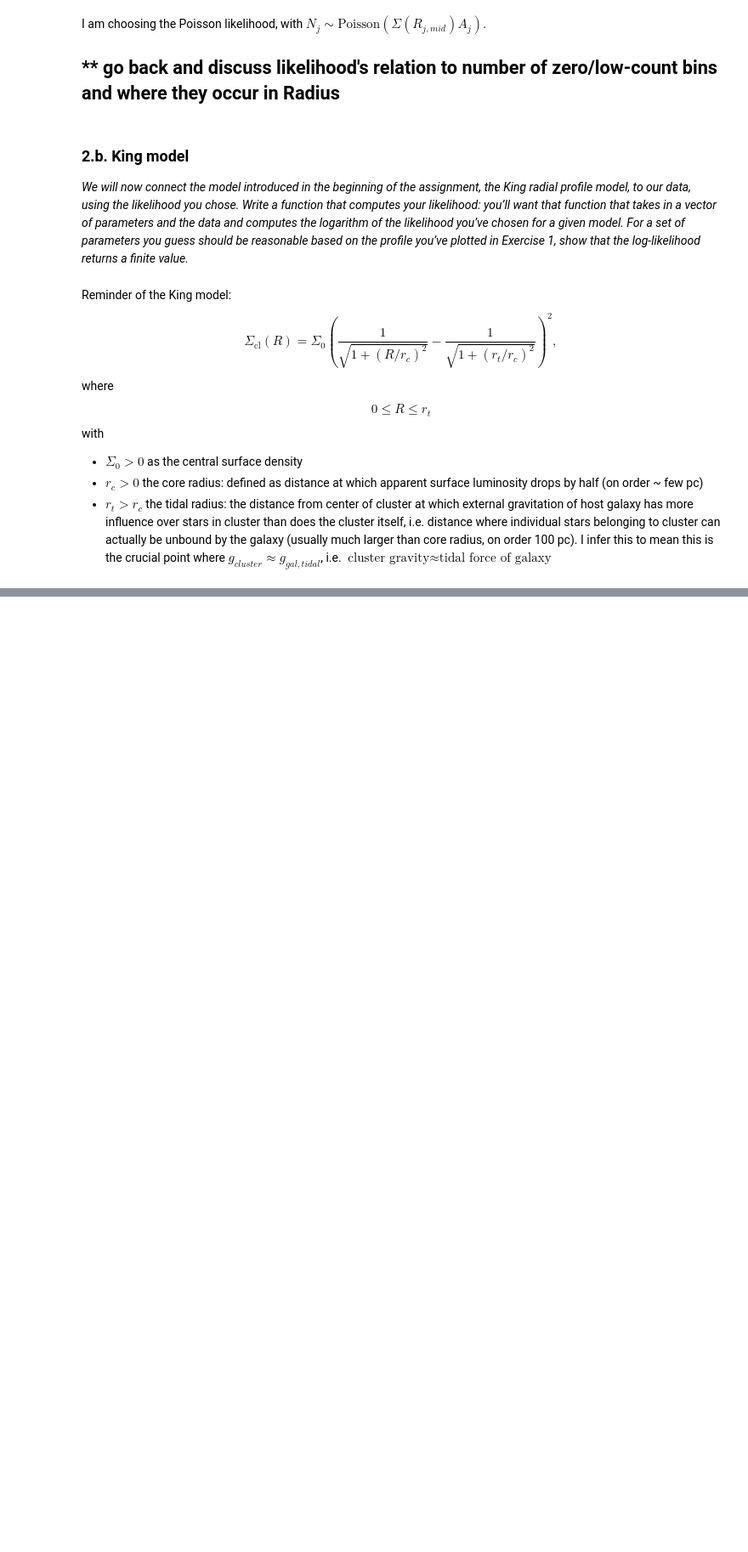
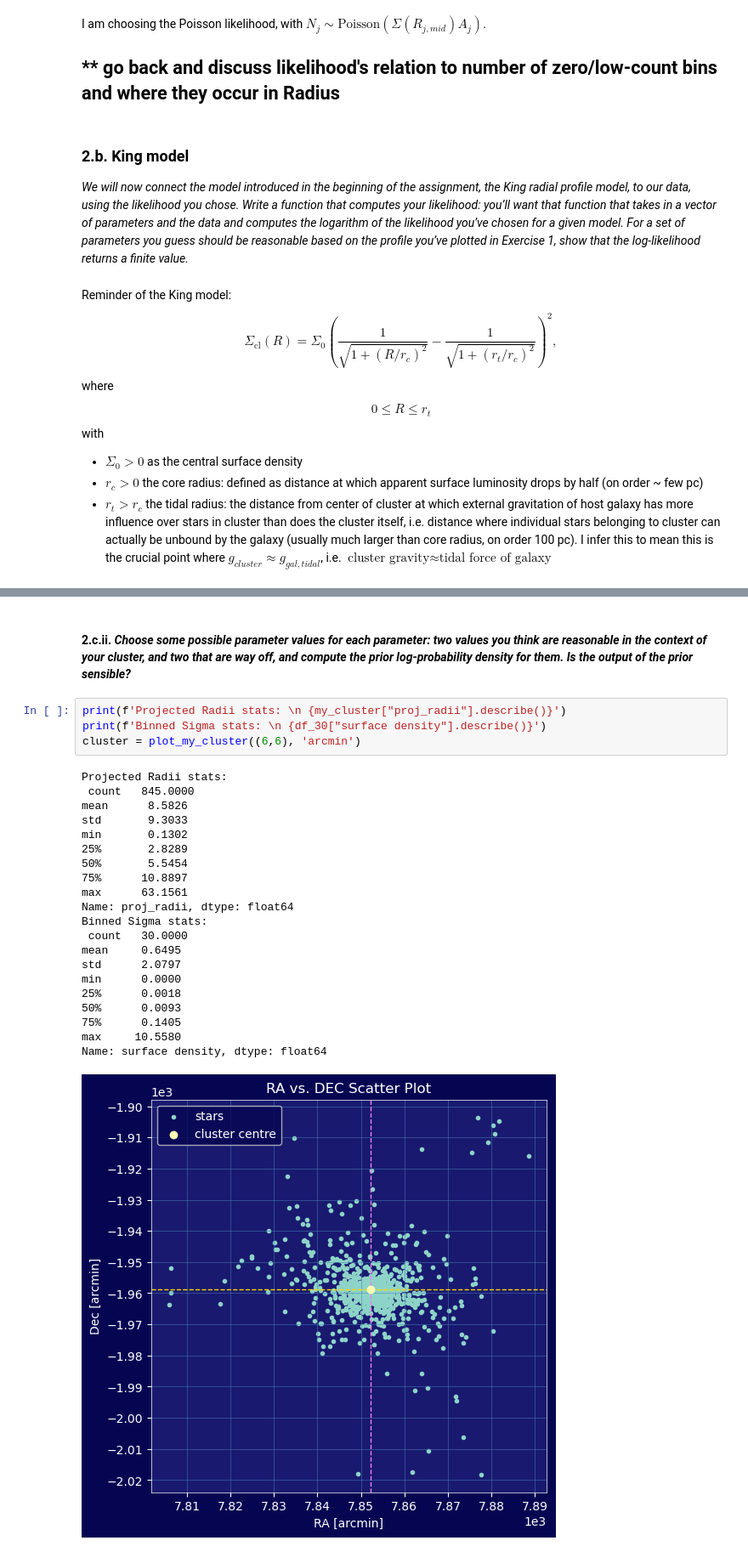
Before and after one commit to lea-y01/phys_stats, a Jupyter notebook: assignments/assignment_2/assignment2_V1.ipynb, the cells around one changed output, grey strips where cells are left out. Shown at 85% size. Saved outputs shown, nothing was run; the diff lists cells and outputs as text; blank space fills up the shorter version.

```diff
--- a/assignments/assignment_2/assignment2_V1.ipynb
+++ b/assignments/assignment_2/assignment2_V1.ipynb
@@ -588,0 +783,28 @@ def poisson_log_likelihood()
+# %% [markdown]
+#### 2.c.ii. *Choose some possible parameter values for each parameter: two values you think are reasonable in the context of your cluster, and two that are way off, and compute the prior log-probability density for them. Is the output of the prior sensible?*
+# %%
+print(f'Projected Radii stats: \n {my_cluster["proj_radii"].describe()}')
+print(f'Binned Sigma stats: \n {df_30["surface density"].describe()}')
+cluster = plot_my_cluster((6,6), 'arcmin')
+# %% [output]
+Projected Radii stats:
+ count   845.0000
+mean      8.5826
+std       9.3033
+min       0.1302
+25%       2.8289
+50%       5.5454
+75%      10.8897
+max      63.1561
+Name: proj_radii, dtype: float64
+Binned Sigma stats:
+ count   30.0000
+mean     0.6495
+std      2.0797
+min      0.0000
+25%      0.0018
+50%      0.0093
+75%      0.1405
+max     10.5580
+Name: surface density, dtype: float64
+[figure, added]
```
Also changed, not shown: parts of 25 cells of this notebook.
